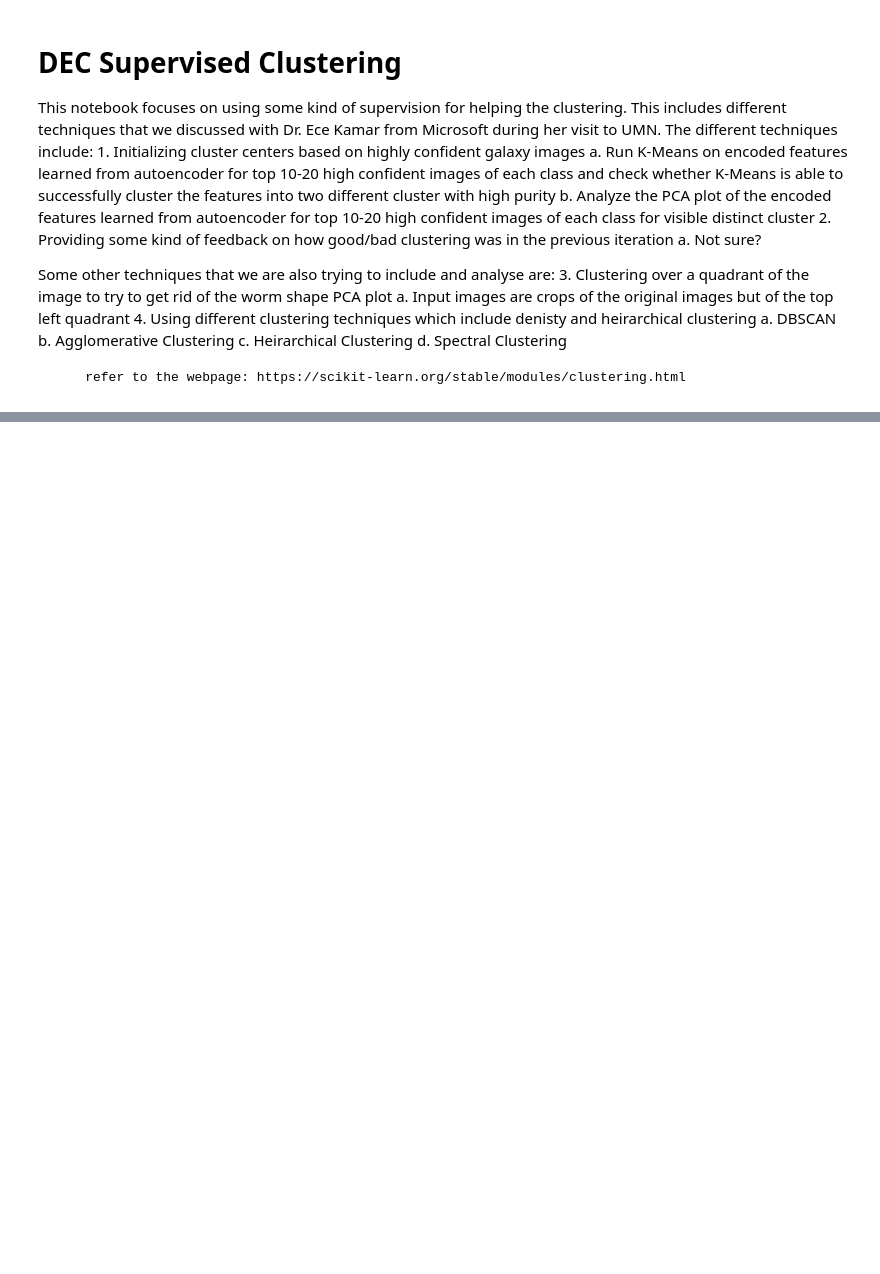
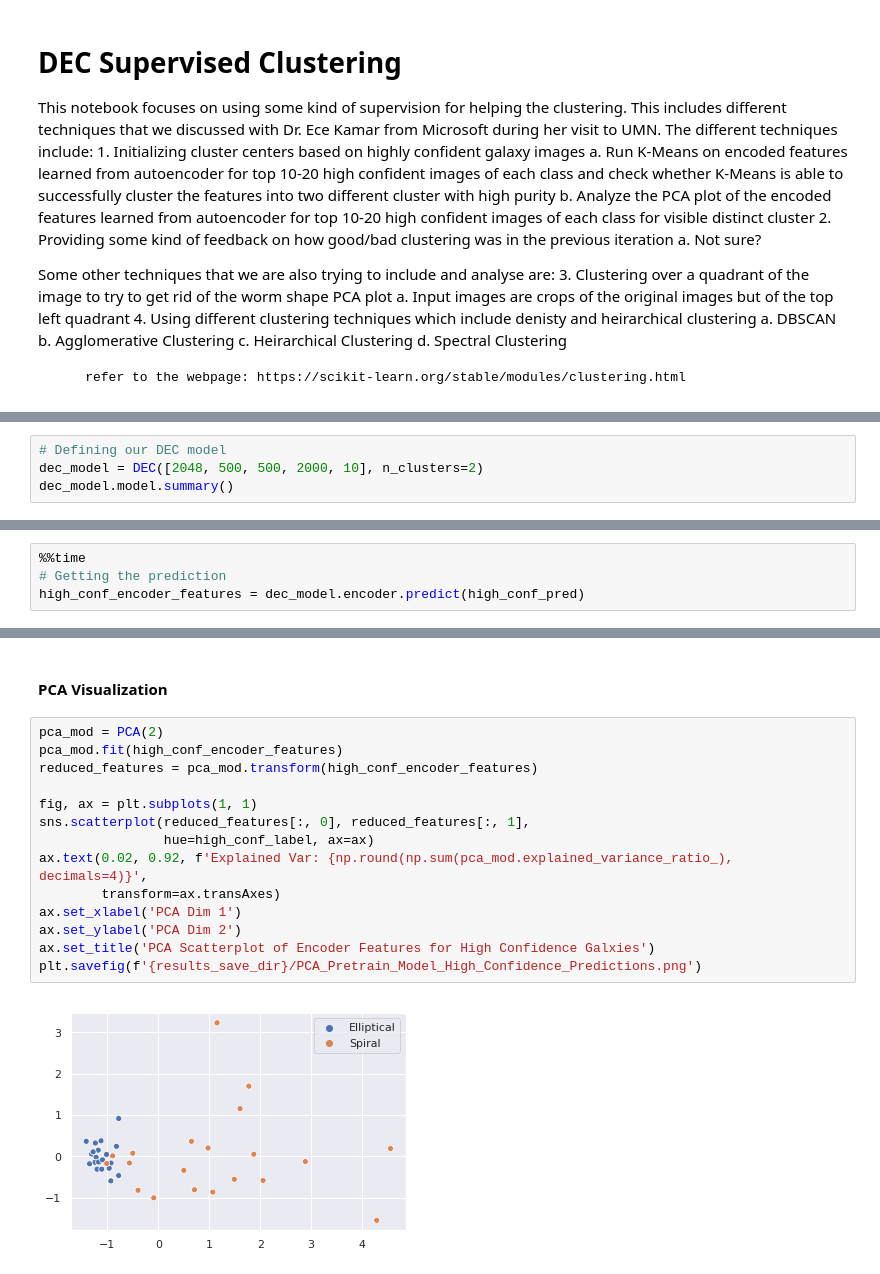
Before and after one commit to goelsaksham/Zooniverse_CNN_Clustering, a Jupyter notebook: src/DEC Supervised Clustering.ipynb, the cells around one changed output, grey strips where cells are left out. Saved outputs shown, nothing was run; the diff lists cells and outputs as text; blank space fills up the shorter version.

```diff
--- a/src/DEC Supervised Clustering.ipynb
+++ b/src/DEC Supervised Clustering.ipynb
@@ -20,0 +317,4 @@ Some other techniques that we are also trying to include and analyse are:
+# %%
+# Defining our DEC model
+dec_model = DEC([2048, 500, 500, 2000, 10], n_clusters=2)
+dec_model.model.summary()
@@ -20,0 +418,4 @@ Some other techniques that we are also trying to include and analyse are:
+# %%
+%%time
+# Getting the prediction
+high_conf_encoder_features = dec_model.encoder.predict(high_conf_pred)
@@ -20,0 +425,18 @@ Some other techniques that we are also trying to include and analyse are:
+# %% [markdown]
+#### PCA Visualization
+# %%
+pca_mod = PCA(2)
+pca_mod.fit(high_conf_encoder_features)
+reduced_features = pca_mod.transform(high_conf_encoder_features)
+
+fig, ax = plt.subplots(1, 1)
+sns.scatterplot(reduced_features[:, 0], reduced_features[:, 1],
+                hue=high_conf_label, ax=ax)
+ax.text(0.02, 0.92, f'Explained Var: {np.round(np.sum(pca_mod.explained_variance_ratio_), decimals=4)}',
+        transform=ax.transAxes)
+ax.set_xlabel('PCA Dim 1')
+ax.set_ylabel('PCA Dim 2')
+ax.set_title('PCA Scatterplot of Encoder Features for High Confidence Galxies')
+plt.savefig(f'{results_save_dir}/PCA_Pretrain_Model_High_Confidence_Predictions.png')
+# %% [output]
+[figure, added]
```
Also changed, not shown: parts of 49 cells of this notebook, 38 other files.
